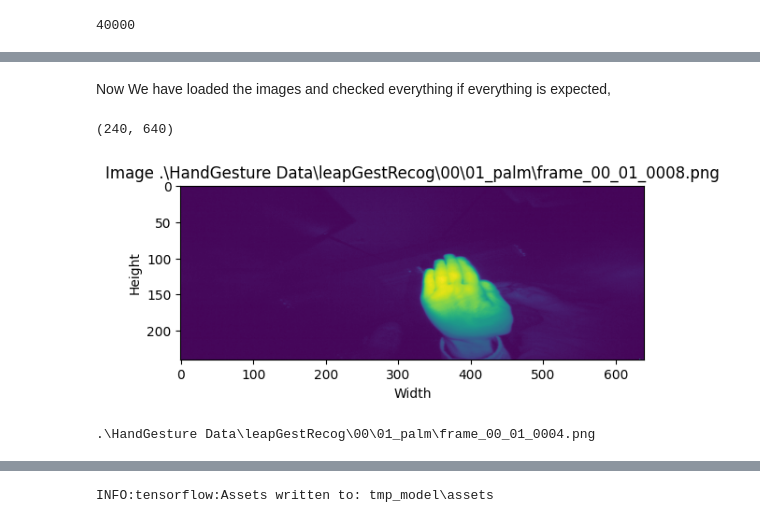
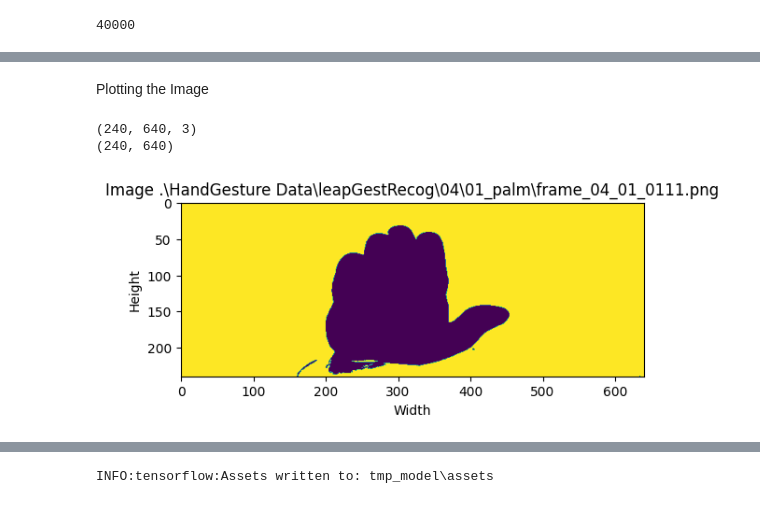
Before and after one commit to Tiny-Prism-Labs/Hand_Gesture_Recog, a Jupyter notebook: Hand_GEsture.ipynb, the cells around one changed output, grey strips where cells are left out. Cells and saved outputs as stored; diff of their text form; code cells hidden in the pictures.

Commit message:
Thresholding the Data

```diff
--- a/Hand_GEsture.ipynb
+++ b/Hand_GEsture.ipynb
@@ -41,11 +43,15 @@ Data Manipulation of the accumlated data
 # This function is used more for debugging and showing results later. It plots the image into the notebook
 
 def plot_image(path):
-  img = cv2.imread(path) # Reads the image into a numpy.array
-  img_cvt = cv2.cvtColor(img, cv2.COLOR_BGR2GRAY) # Converts into the corret colorspace (RGB)
-  print(img_cvt.shape) # Prints the shape of the image just to check
-  plt.grid(False) # Without grid so we can see better
-  plt.imshow(img_cvt) # Shows the image
-  plt.xlabel("Width")
-  plt.ylabel("Height")
-  plt.title("Image " + path)
+    img = cv.imread(path)  # Reads the image into a numpy.array
+    img_cvt = cv.cvtColor(img, cv.COLOR_BGR2GRAY)  # Converts into the correct color space (RGB)
+    img_thresh = cv.threshold(img_cvt, 50, 225, cv.THRESH_BINARY)[1]  # Threshholds the grayscale image and the pixels below 50 are considered as black and above it are white
+    img_thresh = cv.bitwise_not(img_thresh)  # Convert to binary format
+    print(img.shape)
+    print(img_cvt.shape)  # Prints the shape of the image just to check
+    plt.grid(False)  # Without grid so we can see better
+
+    plt.imshow(img_thresh)  # Shows the image
+    plt.xlabel("Width")
+    plt.ylabel("Height")
+    plt.title("Image " + path)
@@ -57,11 +58,8 @@ plot_image(imagepaths[0]) #to check the function with our first image
-# %% [markdown]
-Now We have loaded the images and checked everything if everything is expected,
+# %% [markdown]
+Plotting the Image
 # %%
-plot_image(imagepaths[7])
+plot_image(imagepaths[8110])
 # %% [output]
+(240, 640, 3)
 (240, 640)
-[figure, old version]
+[figure, new version]
-# %%
-print(imagepaths[3])
-# %% [output]
-.\HandGesture Data\leapGestRecog\00\01_palm\frame_00_01_0004.png
```
Also changed, not shown: parts of 19 cells of this notebook.
